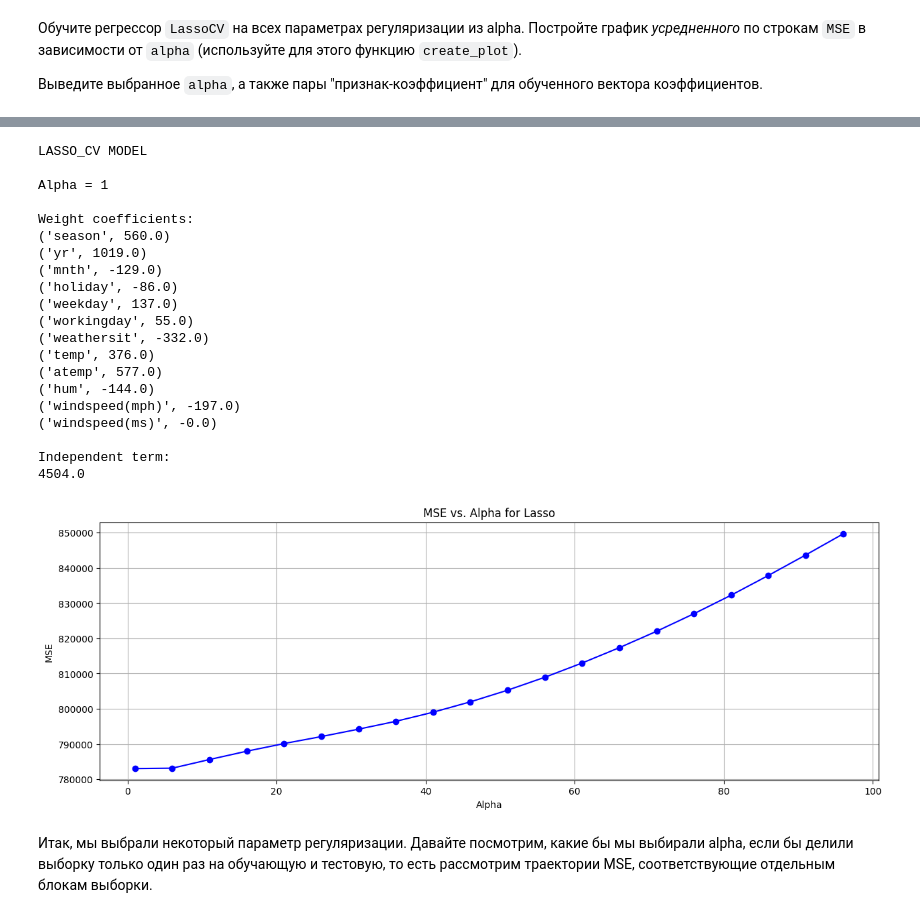
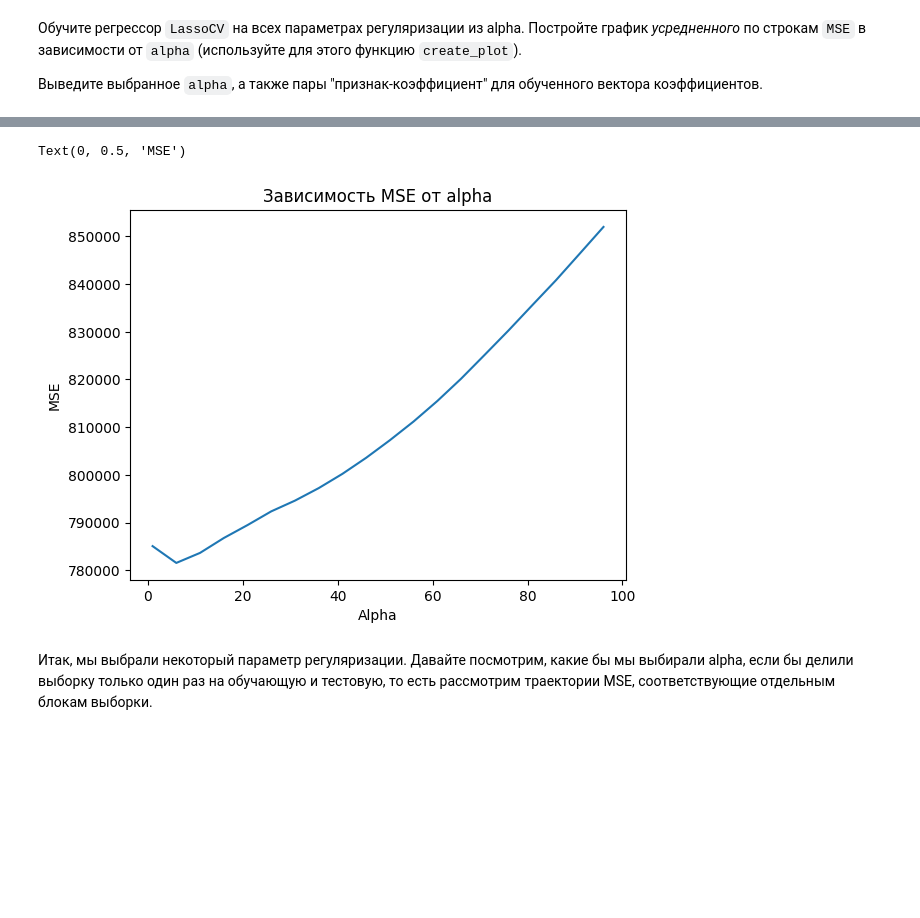
Before and after one commit to RostislavB74/DS_HW4, a Jupyter notebook: HW4_160124.ipynb, the cells around one changed output, grey strips where cells are left out. Cells and saved outputs as stored; diff of their text form; code cells hidden in the pictures; blank space fills up the shorter version.

```diff
--- a/HW4_160124.ipynb
+++ b/HW4_160124.ipynb
@@ -643,61 +617,16 @@ Independent term:
-# %%
-from sklearn.linear_model import LassoCV
-
-def create_plot(data, title, xlabel, ylabel, figsize=None):
-    size = figsize or (15, 5)
-    plt.figure(figsize=size)
-
-    x = list(map(lambda e: e[0], data))
-    y = list(map(lambda e: e[1], data))
-    plt.plot(x, y, marker='o', linestyle='-', color='b')
-
-    plt.title(title)
-    plt.xlabel(xlabel)
-    plt.ylabel(ylabel)
-
-    plt.grid()
-    plt.show()
-
-alphas_cv = np.arange(1, 100, 5)
-model_cv = LassoCV(alphas=alphas_cv)
-model_cv.fit(X, y)
-
-title = "MSE vs. Alpha for Lasso"
-data = list(zip(model_cv.alphas_, np.mean(model_cv.mse_path_, axis=1)))
-print('LASSO_CV MODEL')
-#Best regressor value
-print('\nAlpha = ' + str(model_cv.alpha_))
-
-#Weight coefficient for the optimal regressor
-print('\nWeight coefficients:')
-for item in zip(df_shuffled.columns[:-1], model_cv.coef_.round()):
-  print (item)
-print('\nIndependent term:')
-print(model_cv.intercept_.round())
-# create_plot(x,y1, title = "MSE vs. Alpha for Lasso", xlabel='Lambda', ylabel='MSE')
-create_plot(data, title, xlabel='Alpha', ylabel='MSE')
-# %% [output]
-LASSO_CV MODEL
-
-Alpha = 1
-
-Weight coefficients:
-('season', 560.0)
-('yr', 1019.0)
-('mnth', -129.0)
-('holiday', -86.0)
-('weekday', 137.0)
-('workingday', 55.0)
-('weathersit', -332.0)
-('temp', 376.0)
-('atemp', 577.0)
-('hum', -144.0)
-('windspeed(mph)', -197.0)
-('windspeed(ms)', -0.0)
-
-Independent term:
-4504.0
-[figure, removed]
+# %%
+alphas = np.arange(1, 100, 5)
+las = LassoCV(alphas=alphas, cv=3)
+las.fit(X, y)
+avg = np.average(las.mse_path_, axis = 1)
+indexes = np.argsort(las.alphas_)
+plt.plot(alphas, avg[indexes])
+plt.title('Зависимость MSE от alpha')
+plt.xlabel('Alpha')
+plt.ylabel('MSE')
+# %% [output]
+Text(0, 0.5, 'MSE')
+[figure, added]
 # %% [markdown]
 Итак, мы выбрали некоторый параметр регуляризации. Давайте посмотрим, какие бы мы выбирали alpha, если бы делили выборку только один раз на обучающую и тестовую, то есть рассмотрим траектории MSE, соответствующие отдельным блокам выборки.
 # %% [markdown]
```
Also changed, not shown: parts of 8 cells of this notebook.
